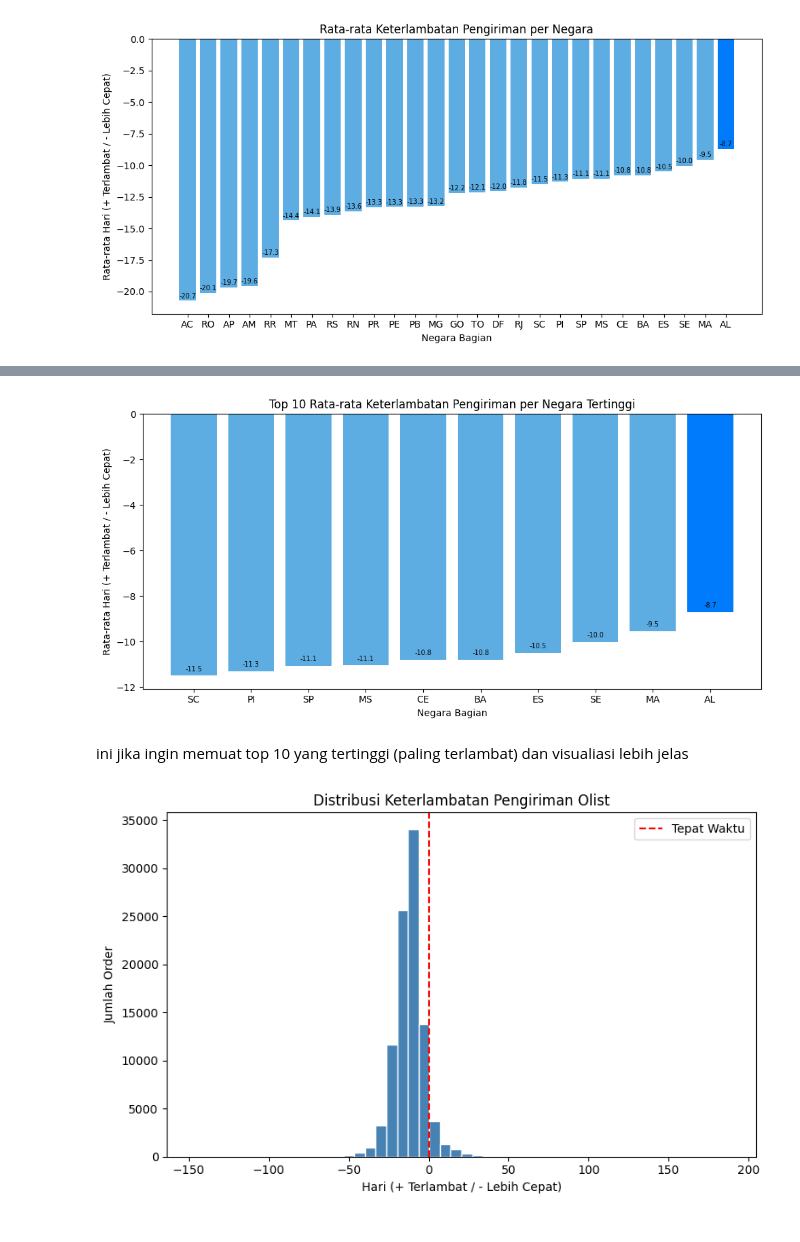
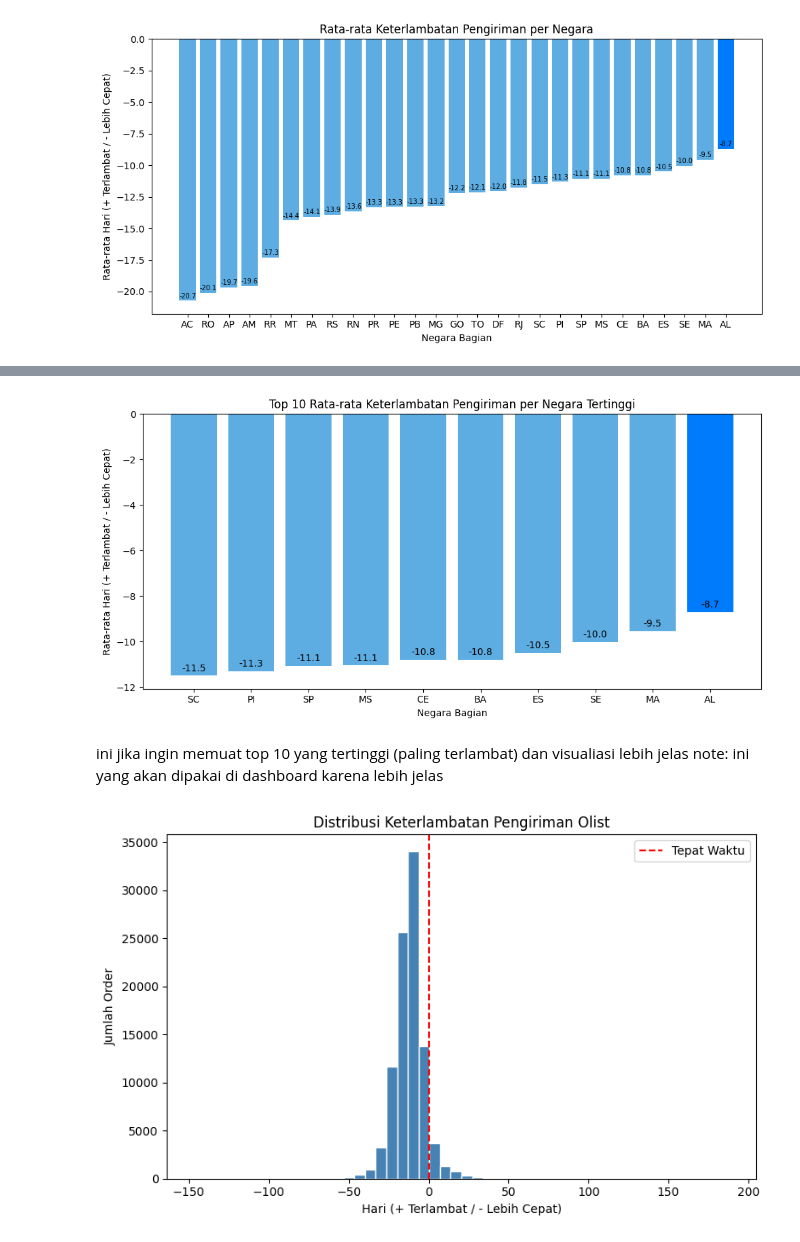
Before and after one commit to alissyaa/Submission, a Jupyter notebook: notebook.ipynb, the cells around one changed output, grey strips where cells are left out. Saved outputs shown, nothing was run; the diff lists cells and outputs as text; code cells hidden in the pictures.

```diff
--- a/notebook.ipynb
+++ b/notebook.ipynb
@@ -1250,29 +1274,30 @@ Note:
 # %%
 avg_delay = delivery_df.groupby('customer_state')['keterlambatan'].mean().sort_values(ascending=False)
 
 colors = ['#007BFB'] + ['#5DADE2'] * (len(avg_delay)-1)
 
 plt.figure(figsize=(10,5))
 bars = plt.bar(avg_delay.head(10) .index, avg_delay.head(10) .values, color=colors)
 
 plt.axhline(y=0, color='black', linewidth=0.8, linestyle='--')
 
 plt.title('Top 10 Rata-rata Keterlambatan Pengiriman per Negara Tertinggi')
 plt.xlabel('Negara Bagian')
 plt.ylabel('Rata-rata Hari (+ Terlambat / - Lebih Cepat)')
 
 for bar in bars:
     plt.text(bar.get_x() + bar.get_width()/2, bar.get_height() + 0.2,
-             f'{bar.get_height():.1f}', ha='center', fontsize=7)
+             f'{bar.get_height():.1f}', ha='center', fontsize=10)
 
 plt.tight_layout()
 plt.gca().invert_xaxis()
 
 plt.show()
 # %% [output]
-[figure, old version]
+[figure, new version]
 # %% [markdown]
 ini jika ingin memuat top 10 yang tertinggi (paling terlambat) dan visualiasi lebih jelas
+note: ini yang akan dipakai di dashboard karena lebih jelas
 # %%
 plt.figure(figsize=(8,5))
 plt.hist(delivery_df['keterlambatan'].dropna(), bins=50, color='steelblue', edgecolor='white')
```
Also changed, not shown: parts of 58 cells of this notebook, 3 other files.
